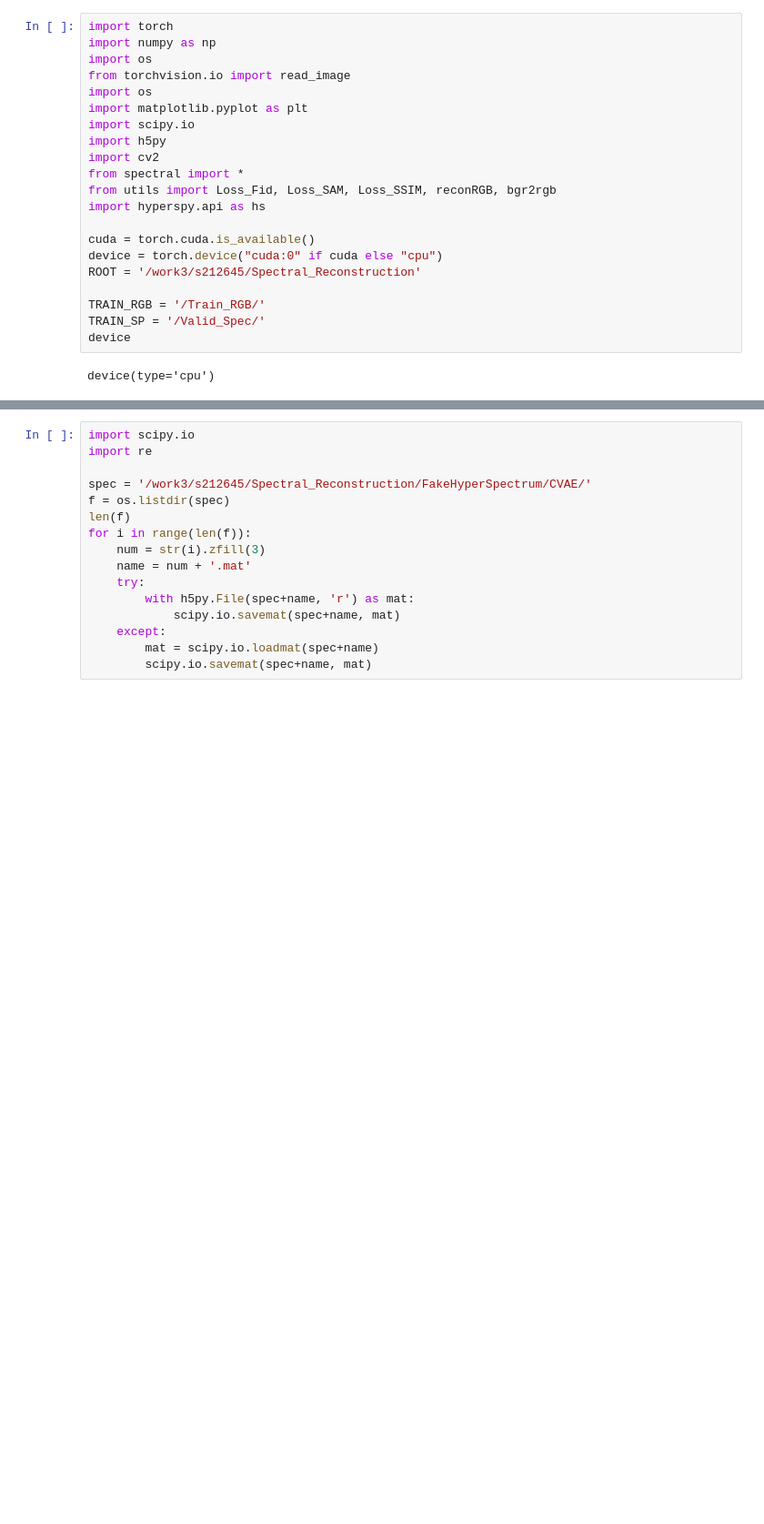
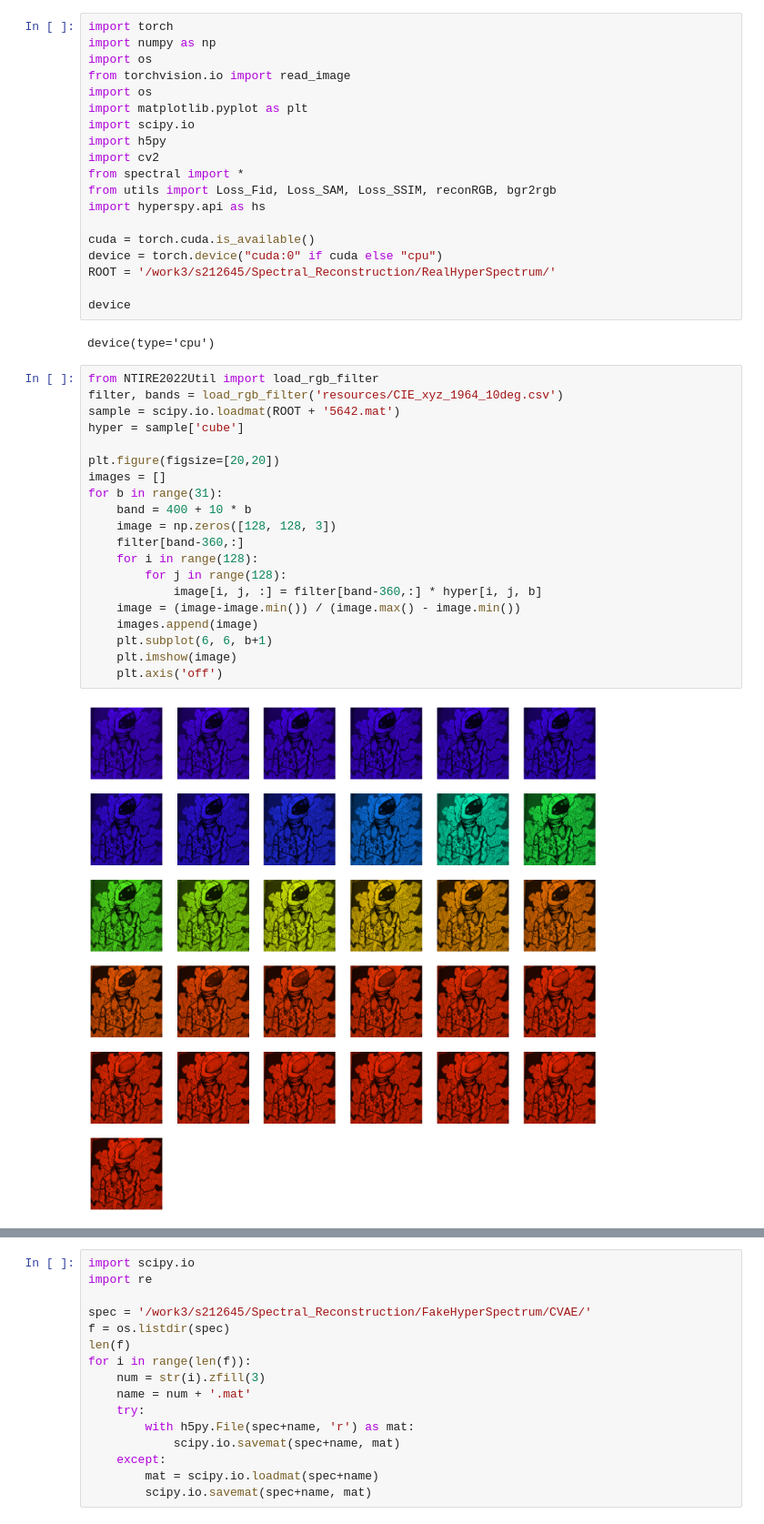
Before and after one commit to Karl-Liu-ch/Spectral_Reconstruction, a Jupyter notebook: data_visualization.ipynb, the cells around one changed output, grey strips where cells are left out. Shown at 91% size. Saved outputs shown, nothing was run; the diff lists cells and outputs as text; blank space fills up the shorter version.

```diff
--- a/data_visualization.ipynb
+++ b/data_visualization.ipynb
@@ -14,10 +14,30 @@ import hyperspy.api as hs
 
 cuda = torch.cuda.is_available()
 device = torch.device("cuda:0" if cuda else "cpu")
-ROOT = '/work3/s212645/Spectral_Reconstruction'
+ROOT = '/work3/s212645/Spectral_Reconstruction/RealHyperSpectrum/'
 
-TRAIN_RGB = '/Train_RGB/'
-TRAIN_SP = '/Valid_Spec/'
 device
 # %% [output]
 device(type='cpu')
+# %%
+from NTIRE2022Util import load_rgb_filter
+filter, bands = load_rgb_filter('resources/CIE_xyz_1964_10deg.csv')
+sample = scipy.io.loadmat(ROOT + '5642.mat')
+hyper = sample['cube']
+
+plt.figure(figsize=[20,20])
+images = []
+for b in range(31):
+    band = 400 + 10 * b
+    image = np.zeros([128, 128, 3])
+    filter[band-360,:]
+    for i in range(128):
+        for j in range(128):
+            image[i, j, :] = filter[band-360,:] * hyper[i, j, b]
+    image = (image-image.min()) / (image.max() - image.min())
+    images.append(image)
+    plt.subplot(6, 6, b+1)
+    plt.imshow(image)
+    plt.axis('off')
+# %% [output]
+[figure, added]
```
Also changed, not shown: parts of 4 cells of this notebook, 3 other files.
